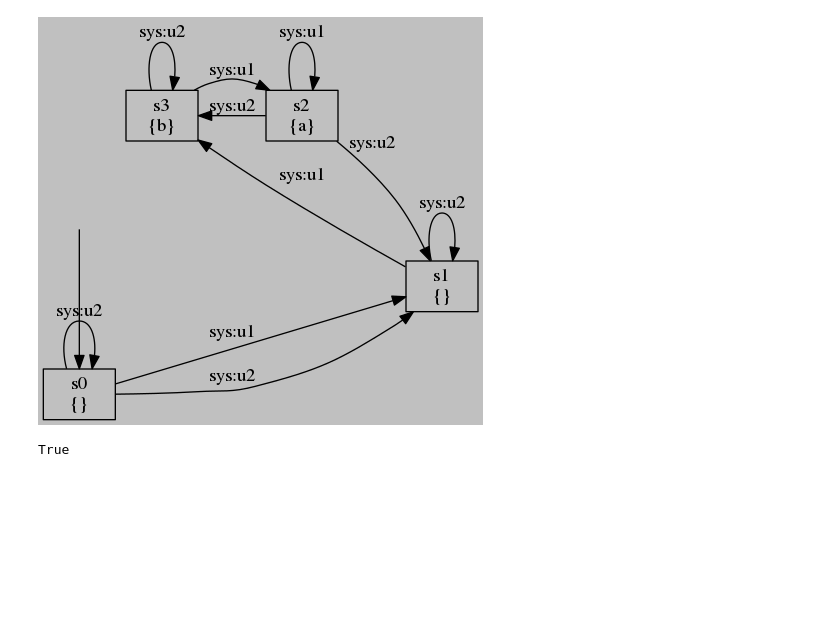
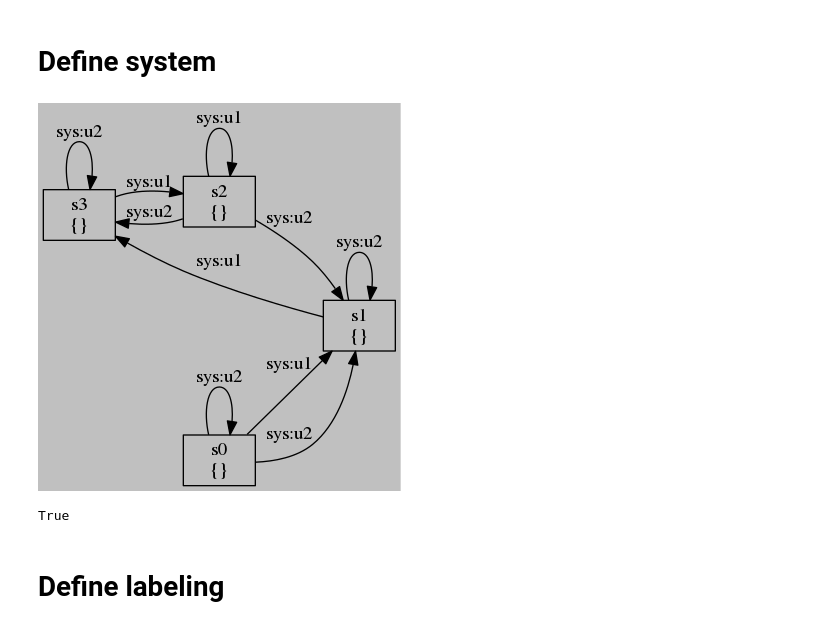
Before and after one commit to pettni/tulip-examples, a Jupyter notebook: Easy FTS.ipynb, the cells around one changed output. Saved outputs shown, nothing was run; the diff lists cells and outputs as text; code cells hidden in the pictures; blank space fills up the shorter version.

```diff
--- a/Easy FTS.ipynb
+++ b/Easy FTS.ipynb
@@ -1,38 +1,30 @@
+# %% [markdown]
+# Define system
 # %%
-import numpy as np
-from itertools import product
-import matplotlib.pyplot as plt
-
-from tulip import transys, spec, synth, dumpsmach
-from fill_fts import *
+from tulip import transys
 
 fts = transys.FTS()
-fts.atomic_propositions.add_from(['a', 'b'])
 
 fts.add_nodes_from(['s0', 's1', 's2', 's3'])
 fts.sys_actions.add_from(['u1', 'u2'])
-
-fts.add_node('s2', ap={'a'})
-fts.add_node('s3', ap={'b'})
-
-fts.states.initial.add('s0')
 
 fts.add_edge('s0', 's1', sys_actions='u1')
 fts.add_edge('s0', 's0', sys_actions='u2')
 fts.add_edge('s0', 's1', sys_actions='u2')
 
 fts.add_edge('s1', 's1', sys_actions='u2')
+
 fts.add_edge('s1', 's3', sys_actions='u1')
+fts.add_edge('s2', 's1', sys_actions='u2')
 
-fts.add_edge('s2', 's1', sys_actions='u2')
 fts.add_edge('s2', 's3', sys_actions='u2')
-
 fts.add_edge('s2', 's2', sys_actions='u1')
-
 fts.add_edge('s3', 's2', sys_actions='u1')
 fts.add_edge('s3', 's3', sys_actions='u2')
 
-fts.plot()
+fts.plot() # visualize the syste
 # %% [output]
-[figure, old version]
+[figure, new version]
 True
+# %% [markdown]
+# Define labeling
```
Also changed, not shown: parts of 5 cells of this notebook.
